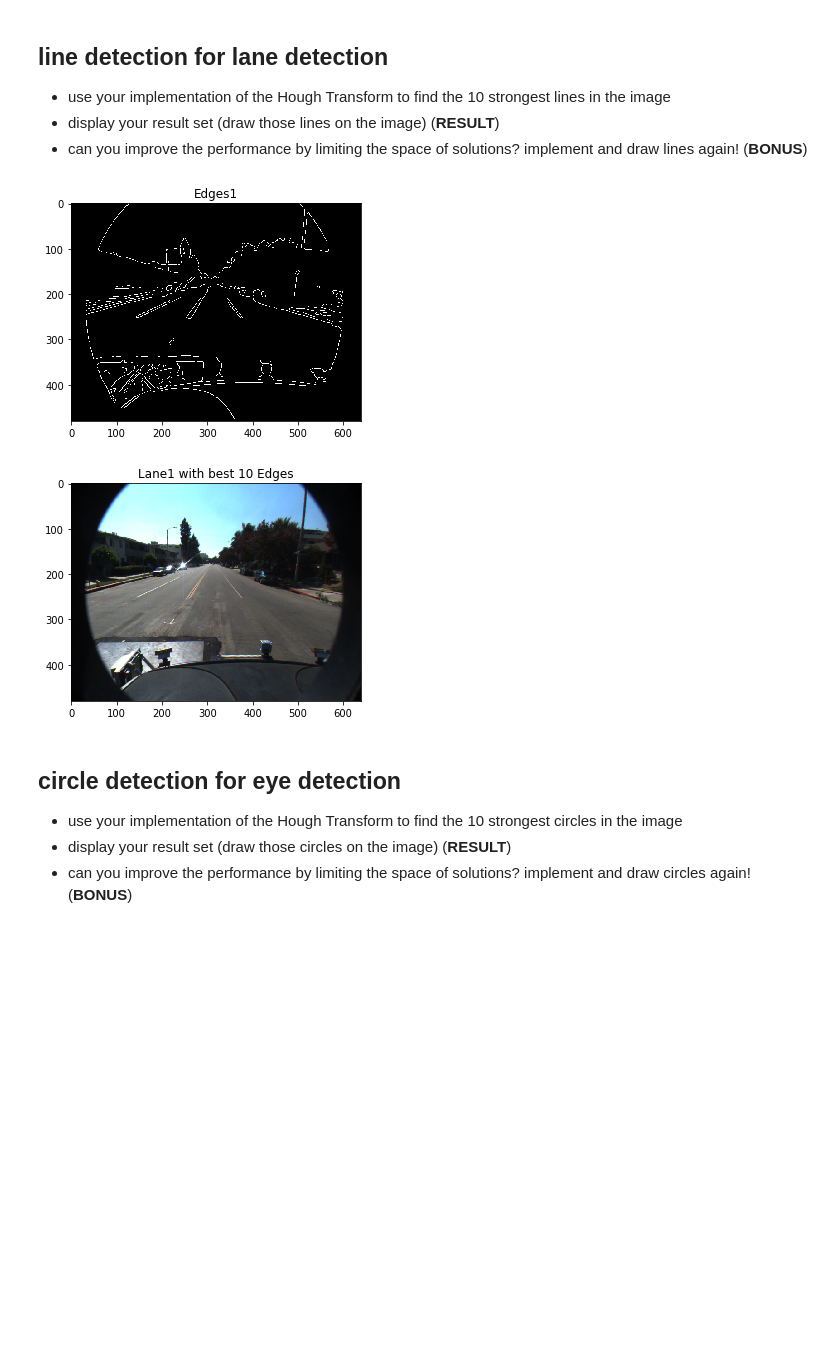
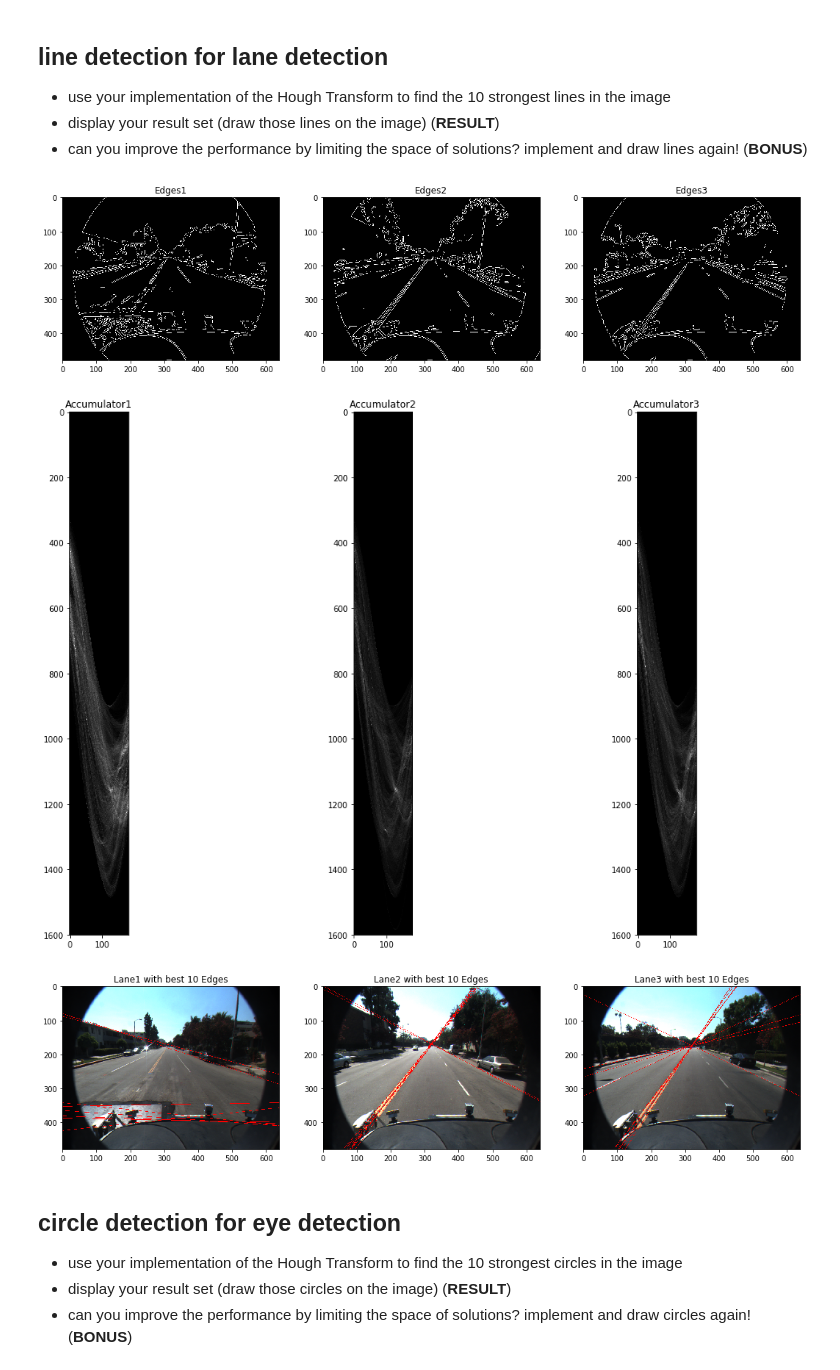
Before and after one commit to YJ14/Computer-Vision-2018, a Jupyter notebook: 03_HoughTransform.ipynb, the cells around one changed output. Saved outputs shown, nothing was run; the diff lists cells and outputs as text; code cells hidden in the pictures; blank space fills up the shorter version.

```diff
--- a/03_HoughTransform.ipynb
+++ b/03_HoughTransform.ipynb
@@ -89,23 +89,34 @@ io.imshow(image)
 * display your result set (draw those lines on the image) (**RESULT**)
 * can you improve the performance by limiting the space of solutions? implement and draw lines again! (**BONUS**)
 # %%
-'''
-Implementing the Hough Accumulator on the previous image
-for testing before implementing on the Lane Image
-'''
 from math import cos, sin, radians, ceil
+
+def draw_hessian_normal_line(image, a, r):
+    res=[]
+    for x in range(image.shape[1]):
+        for y in range(image.shape[0]):
+            if r==round(x*cos(radians(a)) + y*sin(radians(a))):
+                res.append((x,y))
+    x0, y0= res[0]
+    x1, y1 = res[-1]
+    xx, yy=line(y0, x0, y1 , x1)
+    image[xx, yy] = (255,0,0)
+    return image
+
 
 def hough_accumulator(img):
     leng = np.hypot(img.shape[0], img.shape[1])
     leng = ceil(leng)
-    accumulator = np.zeros((2 * leng, 180))
+    accumulator = np.zeros((2 * leng, 180), dtype=np.uint8)
     for x in range(img.shape[1]):
         for y in range(img.shape[0]):
             if img[y][x] > 0:
                 for theta in range(-90, 90):
                     r = round(x * cos(radians(theta)) + y * sin(radians(theta))) + leng
                     accumulator[r][theta + 90] += 1
-    return accumulator
+
+    return accumulator, theta, r
+
 
 #io.imshow(hough_accumulator(image))
 #io.show()
@@ -119,8 +130,8 @@ def find_n_local_maxima(acc,n):
     combi = np.array([[0,0]]).reshape((1,2))
     while np.size(combi) < (n*2 + 2):
         #find Max(r,theta) and add to combi
-        maxi = np.amax(c)
-        r, theta = np.where(c == maxi)
+        maximum = np.amax(c)
+        r, theta = np.where(c == maximum)
         if np.size(r) > 1:
             #If there are more than one Maxima, add them all
               for x in range(np.size(r)):
@@ -131,70 +142,59 @@ def find_n_local_maxima(acc,n):
         else:
             pair = np.append(r, theta).reshape((1,2))
             combi = np.vstack((combi, pair))
-        c[c == maxi] = 0
+        c[c == maximum] = 0
     combi = np.delete(combi, 0, 0)
     return combi
 
 
-edges1  = feature.canny(color.rgb2gray(lane1), 2)
-edges2  = feature.canny(color.rgb2gray(lane2), 2)
-edges3  = feature.canny(color.rgb2gray(lane3), 2)
-
+edges1  = feature.canny(color.rgb2gray(lane1))
+edges2  = feature.canny(color.rgb2gray(lane2))
+edges3  = feature.canny(color.rgb2gray(lane3))
 
 '''
 Draw best n edges or original image
 '''
 def draw_edges_on_image(img, edges):
-    acc = hough_accumulator(edges)
+    acc, theta, r = hough_accumulator(edges)
     leng = np.hypot(img.shape[0],img.shape[1])
     leng = ceil(leng)
     combi = find_n_local_maxima(acc, 10)
     for x,y in combi:
-        draw_line_hessian_normal(img, y - 90, x - leng)
-    return img
-
+        img = draw_hessian_normal_line(img, y - 90, x - leng)
+    return img, acc
 
 """
 Help method for displaying a list of images in a row
 """
 def show_images(images,titles=None):
     n_ims = len(images)
     if titles is None: titles = ['(%d)' % i for i in range(1,n_ims + 1)]
     fig = plt.figure()
     n = 1
     for image,title in zip(images,titles):
         a = fig.add_subplot(1,n_ims,n)
         if image.ndim == 2:
             plt.gray()
         plt.imshow(image)
         a.set_title(title)
         n += 1
     fig.set_size_inches(np.array(fig.get_size_inches()) * n_ims)
     plt.show()
 
-'''
-Somehow it doesn't draw lines on the image! needs revewing.
-'''
-img1 = draw_edges_on_image(lane1, edges1)
-#acc2, img2 = draw_edges_on_image(lane2, edges2)
-#acc3, img3 = draw_edges_on_image(lane3, edges3)
 
-show_images(images=[edges1], titles=['Edges1'])
-#show_images(images=[acc1], titles=['acc1'])
-show_images(images=[img1], titles=['Lane1 with best 10 Edges'])
+img1, acc1 = draw_edges_on_image(lane1, edges1)
+img2, acc2 = draw_edges_on_image(lane2, edges2)
+img3, acc3 = draw_edges_on_image(lane3, edges3)
 
-
-
-
-#show_images(images=[lane1, lane2, lane3], titles=['Lane1', 'Lane2', 'Lane3'])
-#show_images(images=[edges1, edges2, edges3], titles=['Edges1', 'Edges2', 'Edges3'])
-#show_images(images=[img1, img2, img3], titles=['Lane1 with best 10 Edges',
-#                                               'Lane2 with best 10 Edges',
-#                                               'Lane3 with best 10 Edges'])
-#show_images(images=[acc1, acc2, acc3], titles=['Accumulator1', 'Accumulator2', 'Accumulator3'])
+show_images(images=[edges1, edges2, edges3], titles=['Edges1', 'Edges2', 'Edges3'])
+show_images(images=[acc1, acc2, acc3], titles=['Accumulator1', 'Accumulator2', 'Accumulator3'])
+show_images(images=[img1, img2, img3], titles=['Lane1 with best 10 Edges',
+                                               'Lane2 with best 10 Edges',
+                                               'Lane3 with best 10 Edges'])
 # %% [output]
-[figure, old version]
+[figure, new version]
-[figure, old version]
+[figure, new version]
+[figure, added]
 # %% [markdown]
 ## circle detection for eye detection
 * use your implementation of the Hough Transform to find the 10 strongest circles in the image
```
